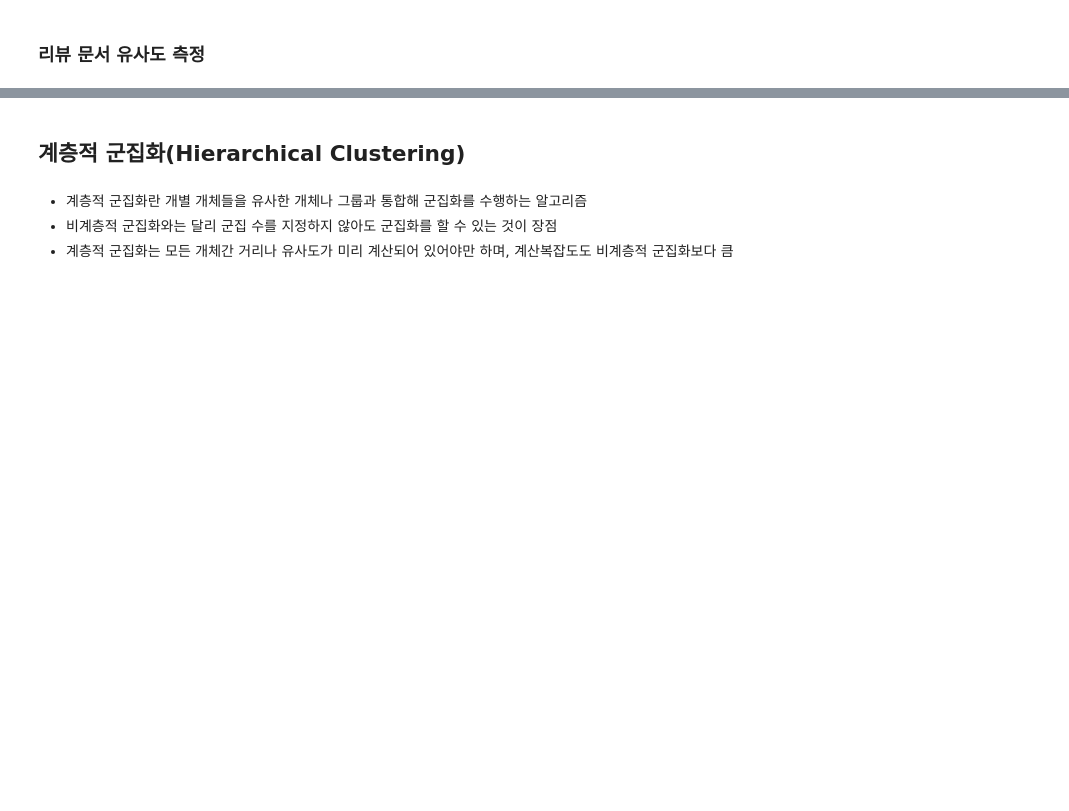
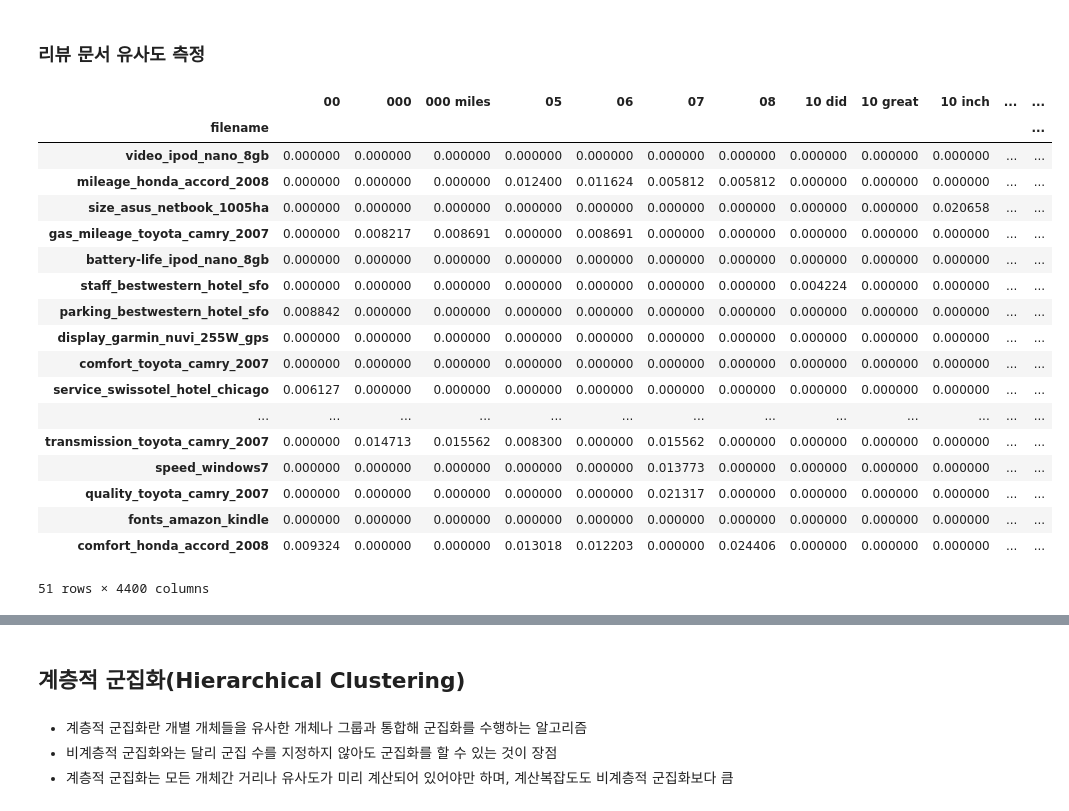
Before and after one commit to sgr1118/-_-, a Jupyter notebook: _4_군집_분석(Cluster_Analysis).ipynb, the cells around one changed output, grey strips where cells are left out. Saved outputs shown, nothing was run; the diff lists cells and outputs as text; code cells hidden in the pictures; blank space fills up the shorter version.

```diff
--- a/_4_군집_분석(Cluster_Analysis).ipynb
+++ b/_4_군집_분석(Cluster_Analysis).ipynb
@@ -295,2 +415,34 @@ pd.DataFrame(kmeans_centers) # 4400개 컬럼이 3개의 군집으로 묶여있
 # %% [markdown]
 ### 리뷰 문서 유사도 측정
+# %%
+tfidf = TfidfVectorizer(stop_words = 'english', ngram_range = (1,2), min_df = 0.05, max_df = 0.85)
+tfidf_vectors = tfidf.fit_transform(opinion_df['opinion'])
+
+word_id_list = sorted(tfidf.vocabulary_.items(), key = lambda x: x[1], reverse = False)
+word_list = [x[0] for x in word_id_list]
+
+tf_idf_df = pd.DataFrame(tfidf_vectors.toarray(),
+                         columns = word_list,
+                         index = opinion_df['filename'])
+
+tf_idf_df
+# %% [output]
+|  | 00 | 000 | 000 miles | 05 | 06 | 07 | 08 | 10 did | 10 great | 10 inch | ... | ... |
+| filename |  |  |  |  |  |  |  |  |  |  |  | ... |
+| video_ipod_nano_8gb | 0.000000 | 0.000000 | 0.000000 | 0.000000 | 0.000000 | 0.000000 | 0.000000 | 0.000000 | 0.000000 | 0.000000 | ... | ... |
+| mileage_honda_accord_2008 | 0.000000 | 0.000000 | 0.000000 | 0.012400 | 0.011624 | 0.005812 | 0.005812 | 0.000000 | 0.000000 | 0.000000 | ... | ... |
+| size_asus_netbook_1005ha | 0.000000 | 0.000000 | 0.000000 | 0.000000 | 0.000000 | 0.000000 | 0.000000 | 0.000000 | 0.000000 | 0.020658 | ... | ... |
+| gas_mileage_toyota_camry_2007 | 0.000000 | 0.008217 | 0.008691 | 0.000000 | 0.008691 | 0.000000 | 0.000000 | 0.000000 | 0.000000 | 0.000000 | ... | ... |
+| battery-life_ipod_nano_8gb | 0.000000 | 0.000000 | 0.000000 | 0.000000 | 0.000000 | 0.000000 | 0.000000 | 0.000000 | 0.000000 | 0.000000 | ... | ... |
+| staff_bestwestern_hotel_sfo | 0.000000 | 0.000000 | 0.000000 | 0.000000 | 0.000000 | 0.000000 | 0.000000 | 0.004224 | 0.000000 | 0.000000 | ... | ... |
+| parking_bestwestern_hotel_sfo | 0.008842 | 0.000000 | 0.000000 | 0.000000 | 0.000000 | 0.000000 | 0.000000 | 0.000000 | 0.000000 | 0.000000 | ... | ... |
+| display_garmin_nuvi_255W_gps | 0.000000 | 0.000000 | 0.000000 | 0.000000 | 0.000000 | 0.000000 | 0.000000 | 0.000000 | 0.000000 | 0.000000 | ... | ... |
+| comfort_toyota_camry_2007 | 0.000000 | 0.000000 | 0.000000 | 0.000000 | 0.000000 | 0.000000 | 0.000000 | 0.000000 | 0.000000 | 0.000000 | ... | ... |
+| service_swissotel_hotel_chicago | 0.006127 | 0.000000 | 0.000000 | 0.000000 | 0.000000 | 0.000000 | 0.000000 | 0.000000 | 0.000000 | 0.000000 | ... | ... |
+| ... | ... | ... | ... | ... | ... | ... | ... | ... | ... | ... | ... | ... |
+| transmission_toyota_camry_2007 | 0.000000 | 0.014713 | 0.015562 | 0.008300 | 0.000000 | 0.015562 | 0.000000 | 0.000000 | 0.000000 | 0.000000 | ... | ... |
+| speed_windows7 | 0.000000 | 0.000000 | 0.000000 | 0.000000 | 0.000000 | 0.013773 | 0.000000 | 0.000000 | 0.000000 | 0.000000 | ... | ... |
+| quality_toyota_camry_2007 | 0.000000 | 0.000000 | 0.000000 | 0.000000 | 0.000000 | 0.021317 | 0.000000 | 0.000000 | 0.000000 | 0.000000 | ... | ... |
+| fonts_amazon_kindle | 0.000000 | 0.000000 | 0.000000 | 0.000000 | 0.000000 | 0.000000 | 0.000000 | 0.000000 | 0.000000 | 0.000000 | ... | ... |
+| comfort_honda_accord_2008 | 0.009324 | 0.000000 | 0.000000 | 0.013018 | 0.012203 | 0.000000 | 0.024406 | 0.000000 | 0.000000 | 0.000000 | ... | ... |
+51 rows × 4400 columns
```
Also changed, not shown: parts of 8 cells of this notebook.
